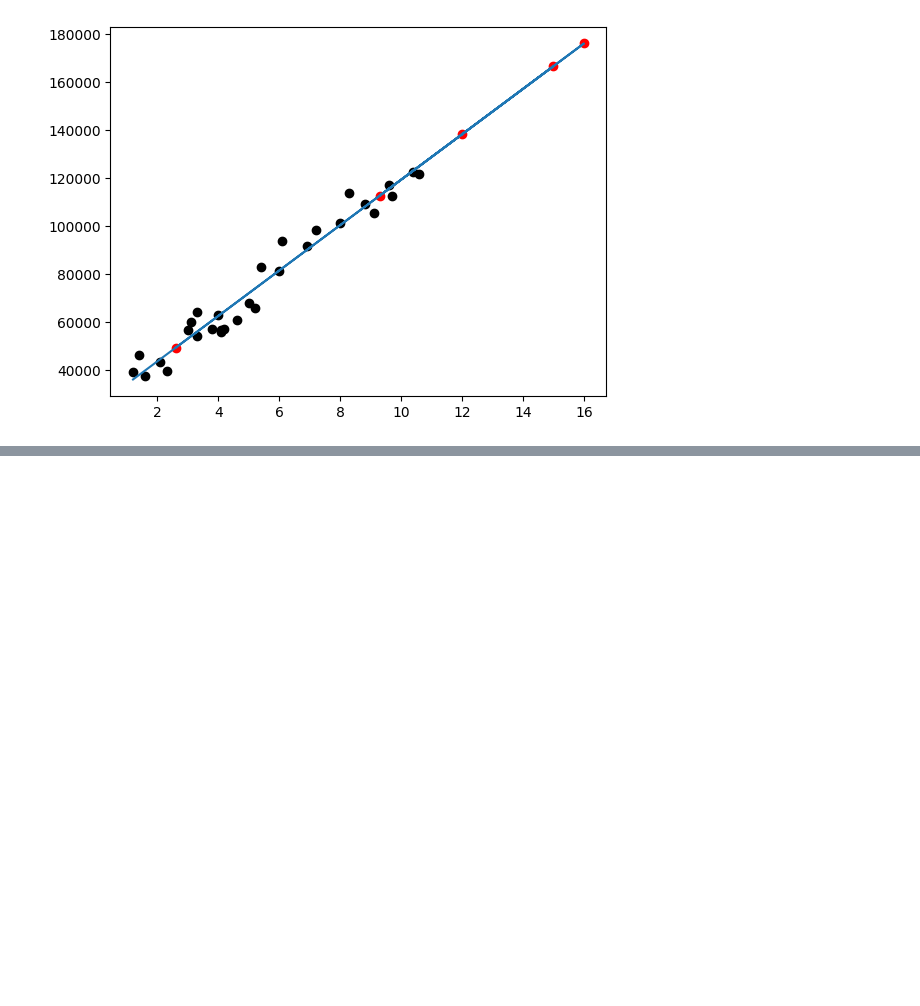
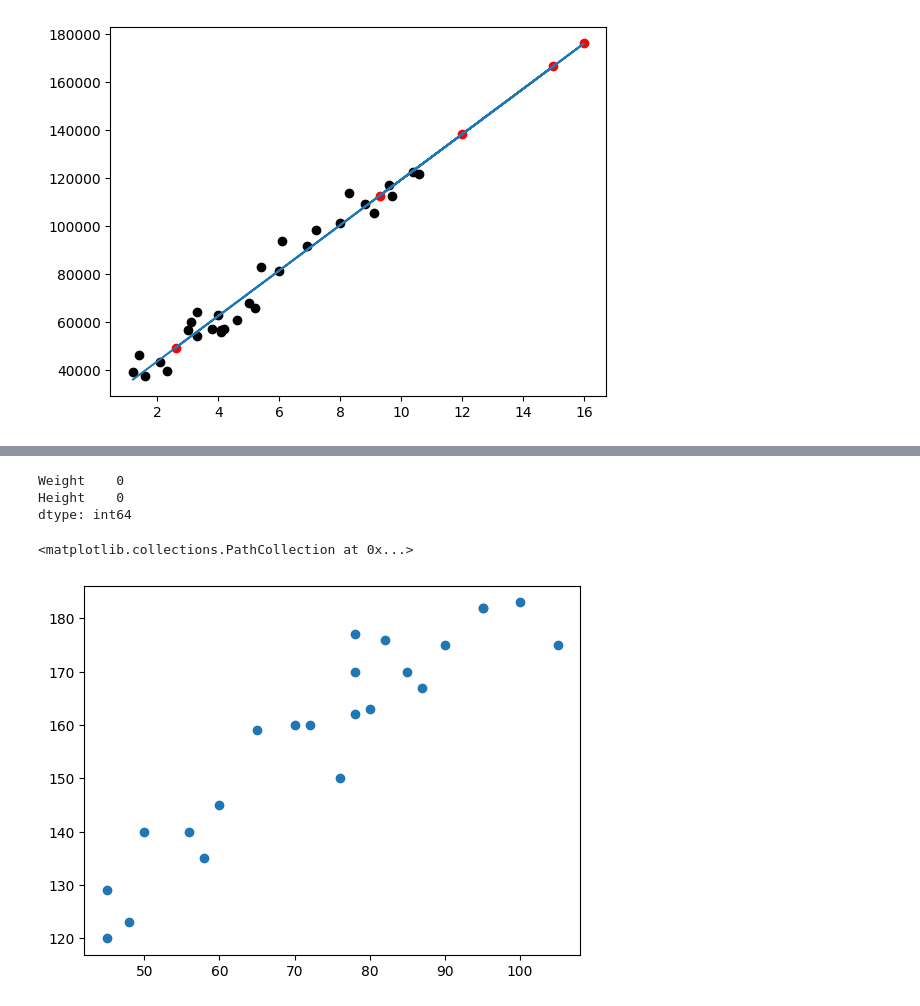
Before and after one commit to prashant-210110/programs, a Jupyter notebook: Linear regression.ipynb, the cells around one changed output, grey strips where cells are left out. Saved outputs shown, nothing was run; the diff lists cells and outputs as text; code cells hidden in the pictures; blank space fills up the shorter version.

```diff
--- a/Linear regression.ipynb
+++ b/Linear regression.ipynb
@@ -258,0 +267,5 @@ plt.plot(x_all,model.predict(x_all))
+# %%
+df=pd.read_csv(r"c:\Users\prasa\OneDrive\Documents\Downloads\height-weight.csv")
+print(df.head())
+print(df.info())
+print(df.describe())
@@ -258,0 +290,11 @@ plt.plot(x_all,model.predict(x_all))
+# %%
+df.isnull().sum()
+# %% [output]
+Weight    0
+Height    0
+dtype: int64
+# %%
+plt.scatter(df["Weight"],df["Height"])
+# %% [output]
+<matplotlib.collections.PathCollection at 0x...>
+[figure, added]
```
Also changed, not shown: parts of 17 cells of this notebook, 3 other files.
